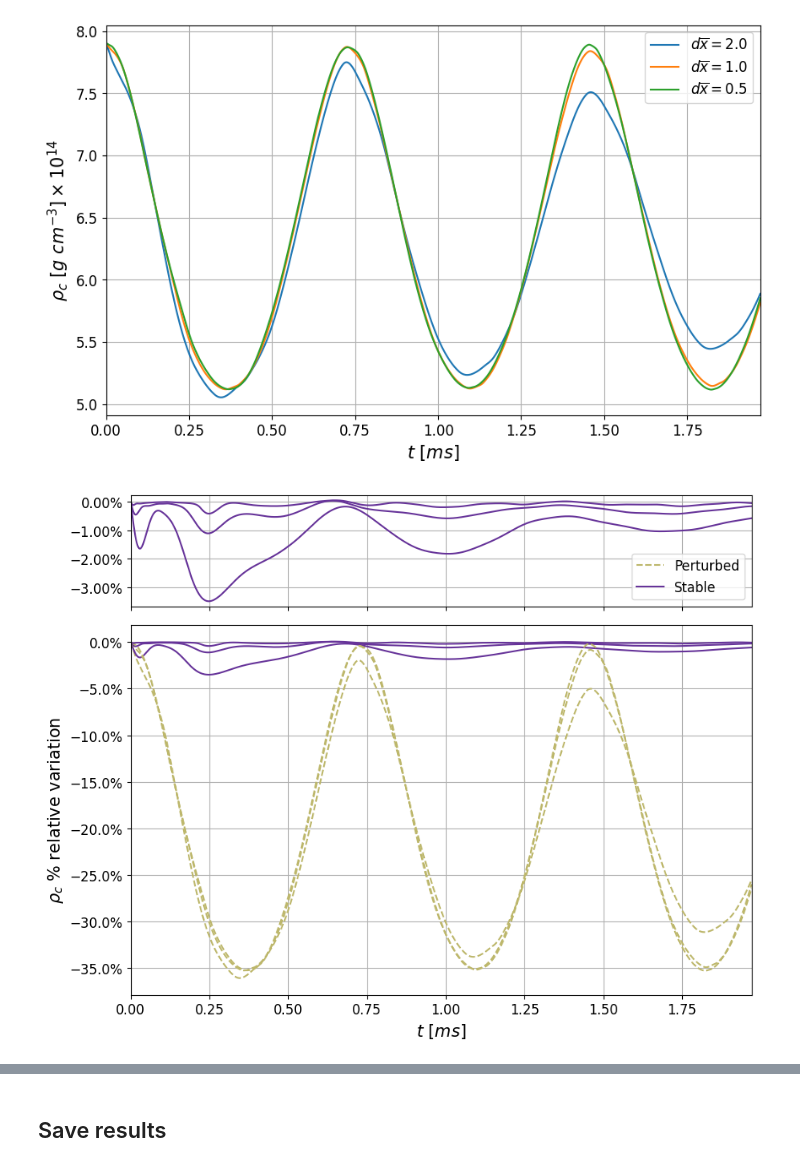
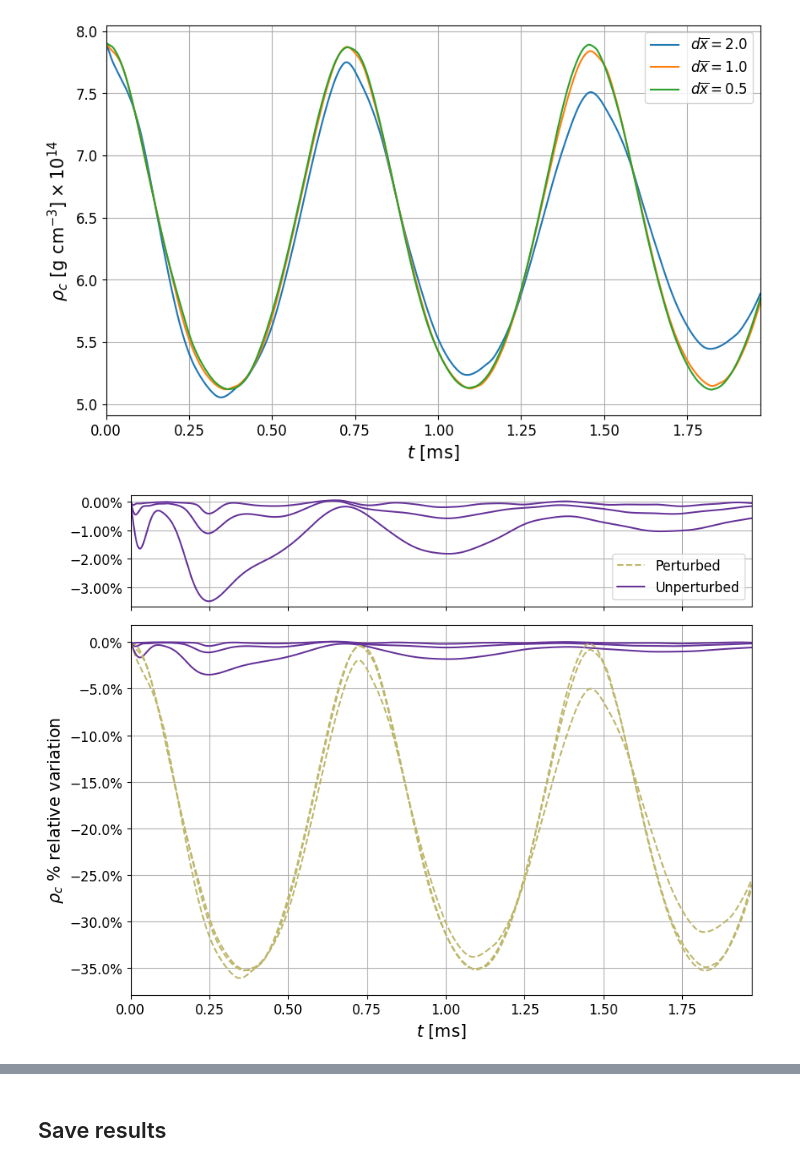
Before and after one commit to F3Solid/numerical_relativity_bicocca_2024_exercises, a Jupyter notebook: Homework_2/E2/ETK_TOV_plots.ipynb, the cells around one changed output, grey strips where cells are left out. Cells and saved outputs as stored; diff of their text form; code cells hidden in the pictures.

Commit message:
New plots

```diff
--- a/Homework_2/E2/ETK_TOV_plots.ipynb
+++ b/Homework_2/E2/ETK_TOV_plots.ipynb
@@ -39,14 +39,14 @@ dpi = 500
 figures = []
 figure_names = []
 # %%
-nsubgrid = 2
+nsubgrid = [2]
 
 # Get the unperturbed folders and sort them by resolution
 sim_0_folders = sorted([path for path in os.listdir()
                            if os.path.isdir(path) and
                            path.split('_')[0] == 'TOV' and
                            path.split('_')[1] == '0' and
-                           int(path.split('_')[3]) == nsubgrid],
+                           int(path.split('_')[3]) in nsubgrid],
                            key=lambda folder_name: float('.'.join(folder_name.split('_')[-1].split('-'))),
                            reverse=True)
 
@@ -59,8 +59,8 @@ print(sim_0_folders)
 # %%
 fig, ax = plt.subplots(figsize=(10, 6), dpi=100)
 
-ax.set_xlabel(r'$t$ $[ms]$')
-ax.set_ylabel(r'$\rho_c$ $[g\ cm^{-3}] \times 10^{14}$')
+ax.set_xlabel(r'$t$ $[\mathrm{ms}]$')
+ax.set_ylabel(r'$\rho_c$ $[\mathrm{g\ cm^{-3}}] \times 10^{14}$')
 
 for sim_folder, sim_res in zip(sim_0_folders, sim_pert_res):
     sim = sd.SimDir(sim_folder)
@@ -87,16 +87,16 @@ plt.show()
 # %% [output]
 [figure]
 # %%
-pert_poly_k = 110
-nsubgrid = 2
+pert_poly_k = [110]
+nsubgrid = [2]
 
 # Get the perturbation folders and sort them by resolution
 sim_pert_folders = sorted([path for path in os.listdir()
                            if os.path.isdir(path) and
                            path.split('_')[0] == 'TOV' and
                            path.split('_')[1] == 'pert' and
-                           int(path.split('_')[2]) == pert_poly_k and
-                           int(path.split('_')[4]) == nsubgrid],
+                           int(path.split('_')[2]) in pert_poly_k and
+                           int(path.split('_')[4]) in nsubgrid],
                            key=lambda folder_name: float('.'.join(folder_name.split('_')[-1].split('-'))),
                            reverse=True)
 
@@ -109,8 +109,8 @@ print(sim_pert_folders)
 # %%
 fig, ax = plt.subplots(figsize=(10, 6), dpi=100)
 
-ax.set_xlabel(r'$t$ $[ms]$')
-ax.set_ylabel(r'$\rho_c$ $[g\ cm^{-3}] \times 10^{14}$')
+ax.set_xlabel(r'$t$ $[\mathrm{ms}]$')
+ax.set_ylabel(r'$\rho_c$ $[\mathrm{g\ cm^{-3}}] \times 10^{14}$')
 
 for sim_folder, sim_res in zip(sim_pert_folders, sim_pert_res):
     sim = sd.SimDir(sim_folder)
@@ -139,7 +139,7 @@ plt.show()
 # %%
 fig, ax1 = plt.subplots(figsize=(10, 6), dpi=100)
 
-ax1.set_xlabel(r'$t$ $[ms]$')
+ax1.set_xlabel(r'$t$ $[\mathrm{ms}]$')
 ax1.set_ylabel(r'$\rho_c$ % relative variation')
 
 axins = ax1.inset_axes([0, 1.05, 1, 0.3], sharex=ax1)
@@ -148,7 +148,7 @@ axes = [ax1, axins]
 
 for sim_pert_folder, sim_0_folder, sim_res in zip(sim_pert_folders, sim_0_folders, sim_pert_res):
     linestyles = ['--', '-']
-    labels = ['Perturbed', 'Stable']
+    labels = ['Perturbed', 'Unperturbed']
     colors = ['darkkhaki', 'rebeccapurple']
     sim_list = [sd.SimDir(sim_pert_folder), sd.SimDir(sim_0_folder)]
     ts_list = [sim.ts for sim in sim_list]
@@ -156,35 +156,35 @@ for sim_pert_folder, sim_0_folder, sim_res in zip(sim_pert_folders, sim_0_folder
 
     # Convert time to ms
     for rho_max in rho_max_list:
         rho_max.time_unit_change(uc.geom_umass_msun(1).time / CGmS.time, inverse=True)
 
     # Plot central density
     lines = []
     for rho_max, ls, lab, c in zip(rho_max_list, linestyles, labels, colors):
         lines.append(ax1.plot(rho_max.t, (rho_max.y - rho_max.y[0]) / rho_max.y[0],
                              label=lab, linestyle=ls, color=c))
-        if lab == 'Stable':
+        if lab == 'Unperturbed':
             detail_line = axins.plot(*lines[-1][0].get_data(),
                                      label=lab, linestyle=ls, color=c)
 
 ax1.set_xlim(rho_max.t.min(), rho_max.t.max())
 
 for ax in axes:
     ax.yaxis.set_major_formatter(ticker.PercentFormatter(1))
 
 # Switch off the labels of the plot above. This approach is needed because the axis are shared
 # plt.setp() cycles over the given Artist (or list of Artist) and set their properties to those
 # specified by the kwargs
 plt.setp(axins.get_xticklabels(), visible=False)
 
 axins.legend(handles=[l[0] for l in lines])
 
 figures.append(fig)
 figure_names.append('rhoc_all_typecompare')
 
 plt.show()
 # %% [output]
-[figure, old version]
+[figure, new version]
 # %%
 # fig = plt.figure(figsize=(12, 12))
 
```
Also changed, not shown: parts of 6 cells of this notebook.
